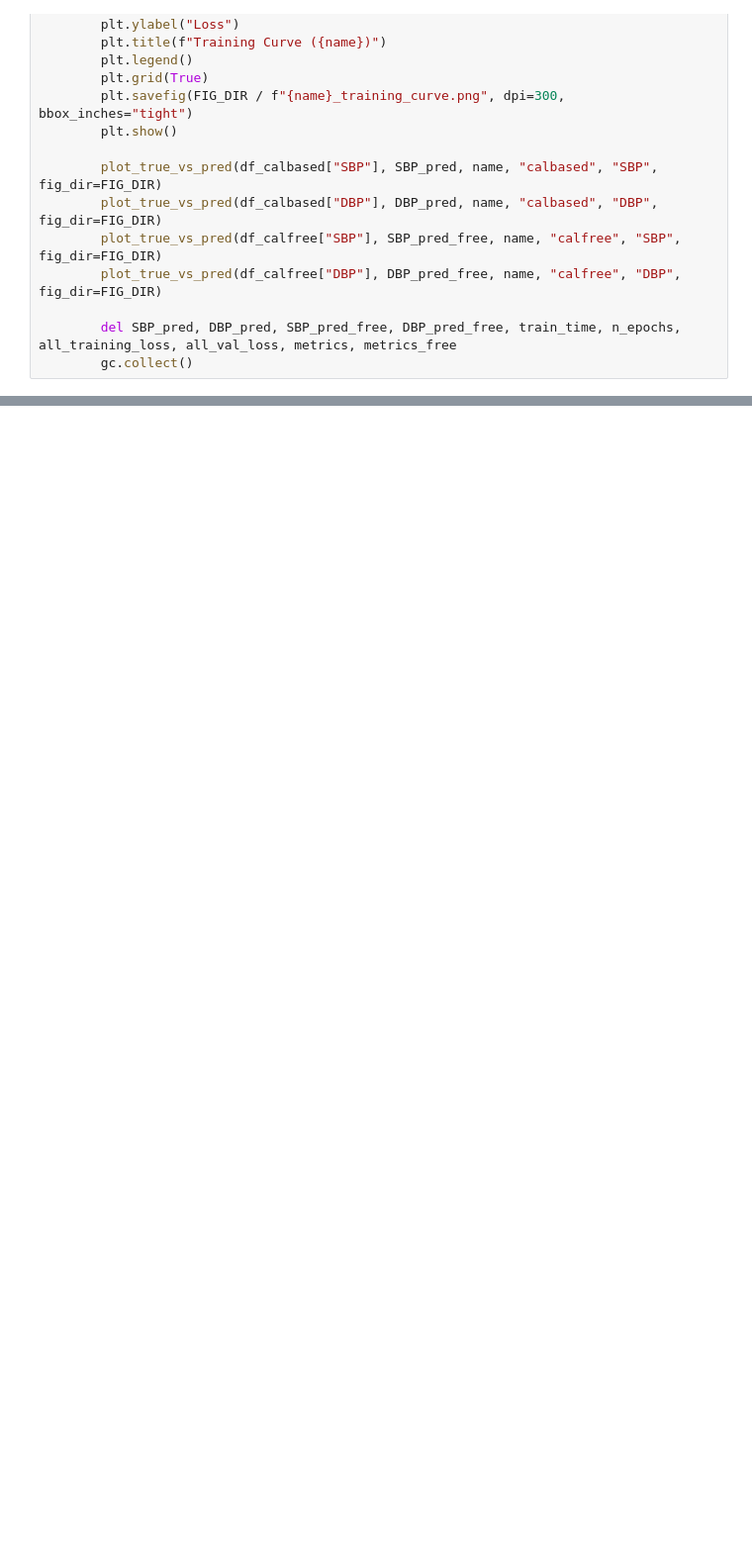
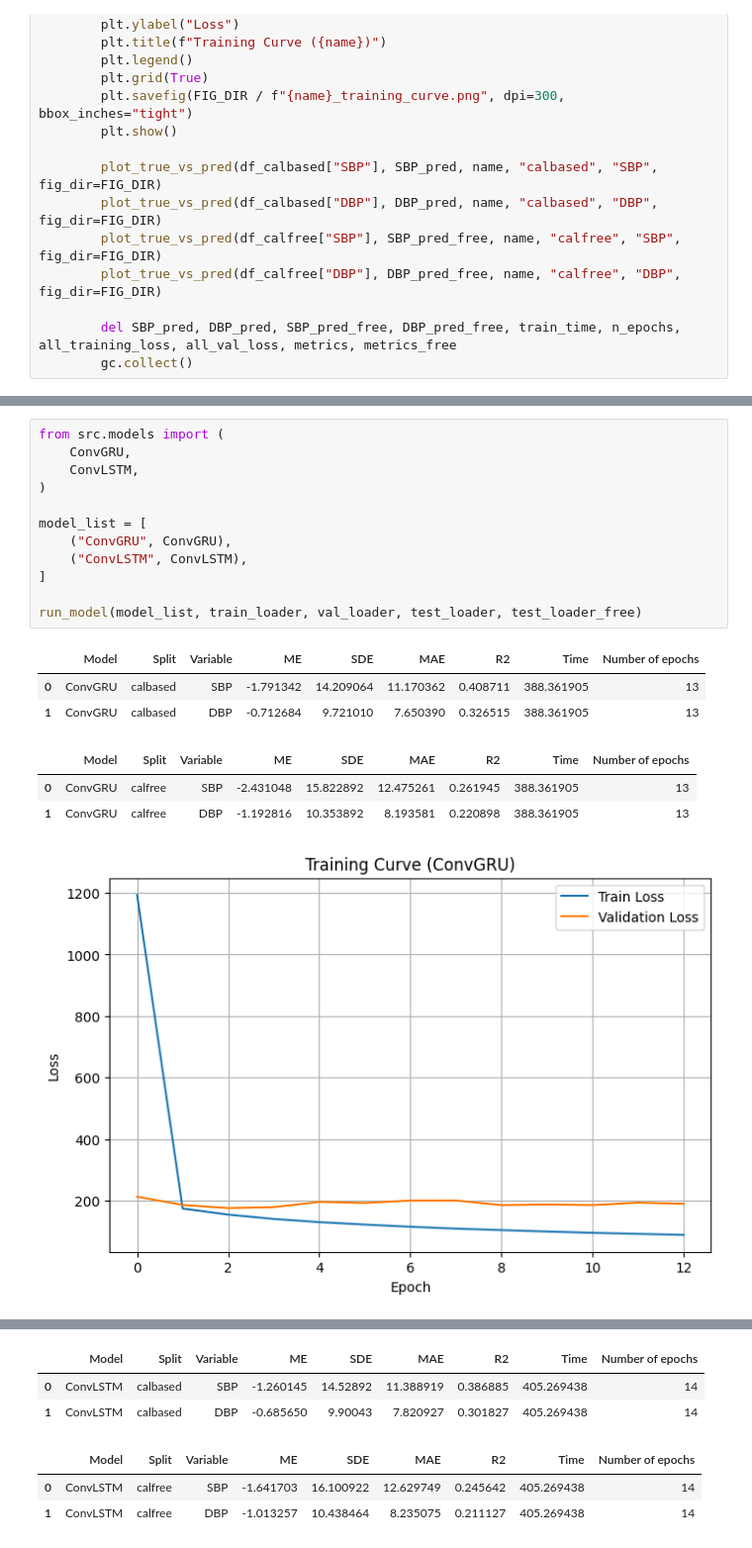
Before and after one commit to yiheng870106/cuffless-bp-pulsedb, a Jupyter notebook: notebooks/02_bp_prediction.ipynb, the cells around one changed output, grey strips where cells are left out. Shown at 99% size. Cells and saved outputs as stored; diff of their text form; blank space fills up the shorter version.

```diff
--- a/notebooks/02_bp_prediction.ipynb
+++ b/notebooks/02_bp_prediction.ipynb
@@ -264,0 +266,20 @@ run_model(model_list, train_loader, val_loader, test_loader, test_loader_free)
+# %%
+from src.models import (
+    ConvGRU,
+    ConvLSTM,
+)
+
+model_list = [
+    ("ConvGRU", ConvGRU),
+    ("ConvLSTM", ConvLSTM),
+]
+
+run_model(model_list, train_loader, val_loader, test_loader, test_loader_free)
+# %% [output]
+|  | Model | Split | Variable | ME | SDE | MAE | R2 | Time | Number of epochs |
+| 0 | ConvGRU | calbased | SBP | -1.791342 | 14.209064 | 11.170362 | 0.408711 | 388.361905 | 13 |
+| 1 | ConvGRU | calbased | DBP | -0.712684 | 9.721010 | 7.650390 | 0.326515 | 388.361905 | 13 |
+|  | Model | Split | Variable | ME | SDE | MAE | R2 | Time | Number of epochs |
+| 0 | ConvGRU | calfree | SBP | -2.431048 | 15.822892 | 12.475261 | 0.261945 | 388.361905 | 13 |
+| 1 | ConvGRU | calfree | DBP | -1.192816 | 10.353892 | 8.193581 | 0.220898 | 388.361905 | 13 |
+[figure, added]
@@ -264,0 +290,6 @@ run_model(model_list, train_loader, val_loader, test_loader, test_loader_free)
+|  | Model | Split | Variable | ME | SDE | MAE | R2 | Time | Number of epochs |
+| 0 | ConvLSTM | calbased | SBP | -1.260145 | 14.52892 | 11.388919 | 0.386885 | 405.269438 | 14 |
+| 1 | ConvLSTM | calbased | DBP | -0.685650 | 9.90043 | 7.820927 | 0.301827 | 405.269438 | 14 |
+|  | Model | Split | Variable | ME | SDE | MAE | R2 | Time | Number of epochs |
+| 0 | ConvLSTM | calfree | SBP | -1.641703 | 16.100922 | 12.629749 | 0.245642 | 405.269438 | 14 |
+| 1 | ConvLSTM | calfree | DBP | -1.013257 | 10.438464 | 8.235075 | 0.211127 | 405.269438 | 14 |
```
Also changed, not shown: parts of 9 cells of this notebook, 43 other files.
